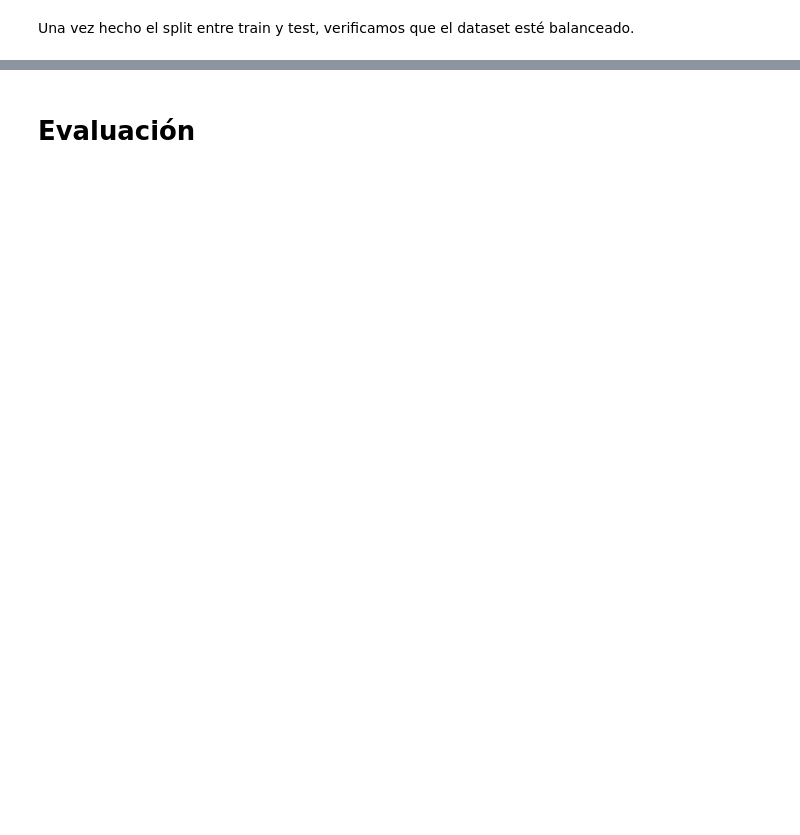
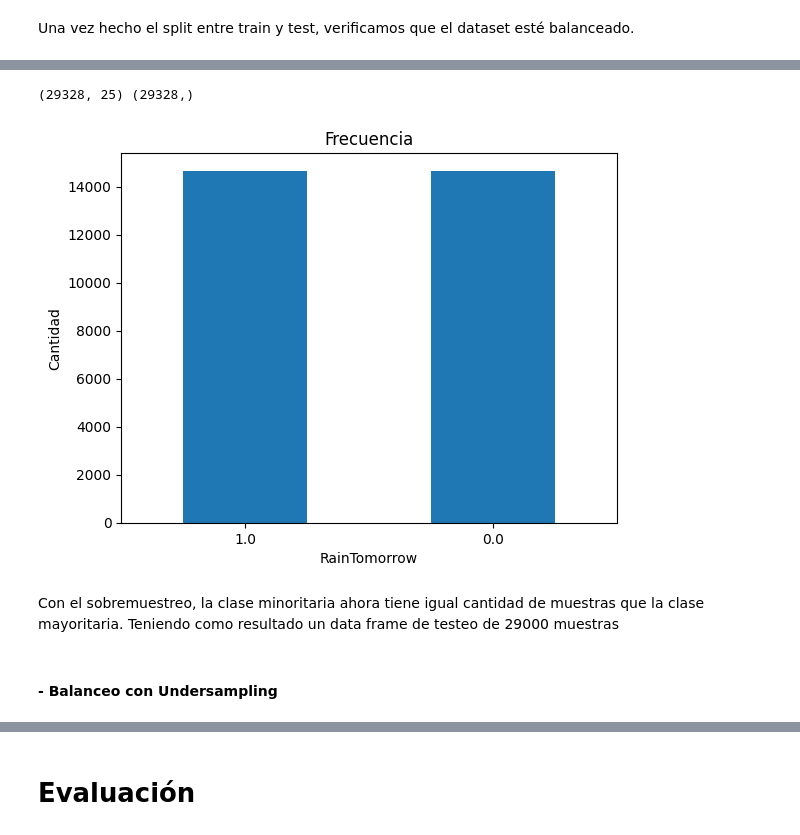
Before and after one commit to itssofiarce/AA1-TUIA-Petetta-Arce, a Jupyter notebook: TP_integrador_AA1_RL.ipynb, the cells around one changed output, grey strips where cells are left out. Drawn from its saved outputs; the diff is of its cells as text; code cells hidden in the pictures; blank space fills up the shorter version.

```diff
--- a/TP_integrador_AA1_RL.ipynb
+++ b/TP_integrador_AA1_RL.ipynb
@@ -269,0 +320,15 @@ En el gráfico de arriba se puede ver como la cantidad de muestras para los dias
+# %%
+ros = RandomOverSampler(random_state=0)
+X_train_ros, y_train_ros = ros.fit_resample(X_train_balance, y_train_balance)
+# %%
+df_ros = pd.DataFrame(X_train_ros, columns=X_train_balance.columns)
+df_ros['RainTomorrow'] = y_train_ros
+# %%
+plot_balance(df_ros)
+# %% [output]
+(29328, 25) (29328,)
+[figure, added]
+# %% [markdown]
+Con el sobremuestreo, la clase minoritaria ahora tiene igual cantidad de muestras que la clase mayoritaria. Teniendo como resultado un data frame de testeo de 29000 muestras
+# %% [markdown]
+#### - Balanceo con Undersampling
```
Also changed, not shown: parts of 42 cells of this notebook.
